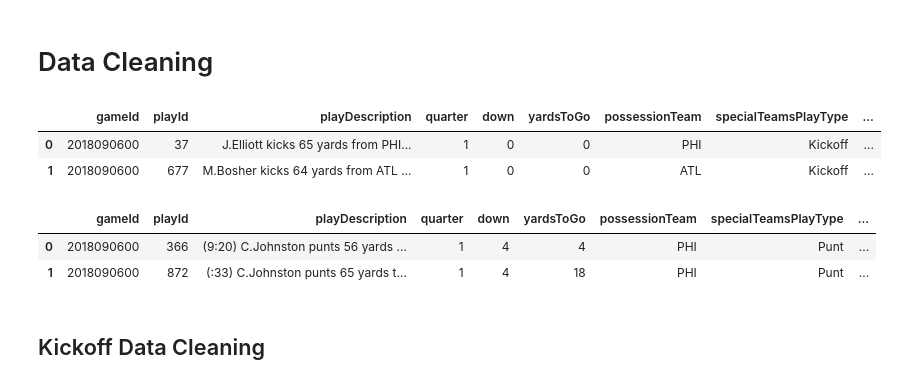
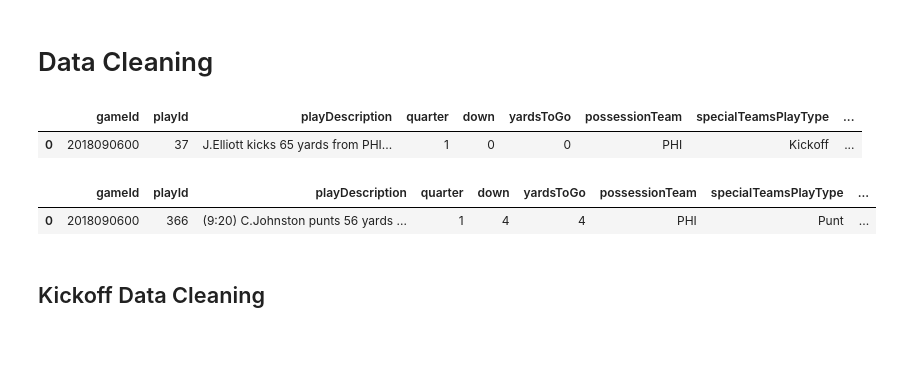
Before and after one commit to cmhopehill/NFL-big-data-kick-return-success, a Jupyter notebook: code/2_data_cleaning.ipynb, the cells around one changed output. Saved outputs shown, nothing was run; the diff lists cells and outputs as text; code cells hidden in the pictures; blank space fills up the shorter version.

```diff
--- a/code/2_data_cleaning.ipynb
+++ b/code/2_data_cleaning.ipynb
@@ -5,7 +5,7 @@ import datetime as dt
 
 import pandas as pd
 pd.set_option('display.max_columns', None)
-
+pd.set_option('display.max_colwidth' ,999)
 
 import numpy as np
 import matplotlib.pyplot as plt
@@ -16,17 +16,15 @@ np.random.seed(3792)
 kickoff_df = pd.read_csv('../data/kickoff_plays.csv')
 punt_df = pd.read_csv('../data/punt_plays.csv')
 # %%
-kickoff_df.head(2)
+kickoff_df.head(1)
 # %% [output]
 |  | gameId | playId | playDescription | quarter | down | yardsToGo | possessionTeam | specialTeamsPlayType | ... |
 | 0 | 2018090600 | 37 | J.Elliott kicks 65 yards from PHI... | 1 | 0 | 0 | PHI | Kickoff | ... |
-| 1 | 2018090600 | 677 | M.Bosher kicks 64 yards from ATL ... | 1 | 0 | 0 | ATL | Kickoff | ... |
 # %%
-punt_df.head(2)
+punt_df.head(1)
 # %% [output]
 |  | gameId | playId | playDescription | quarter | down | yardsToGo | possessionTeam | specialTeamsPlayType | ... |
 | 0 | 2018090600 | 366 | (9:20) C.Johnston punts 56 yards ... | 1 | 4 | 4 | PHI | Punt | ... |
-| 1 | 2018090600 | 872 | (:33) C.Johnston punts 65 yards t... | 1 | 4 | 18 | PHI | Punt | ... |
 # %% [markdown]
 ## Kickoff Data Cleaning
 # %%
```
Also changed, not shown: parts of 79 cells of this notebook, 1 other file.
